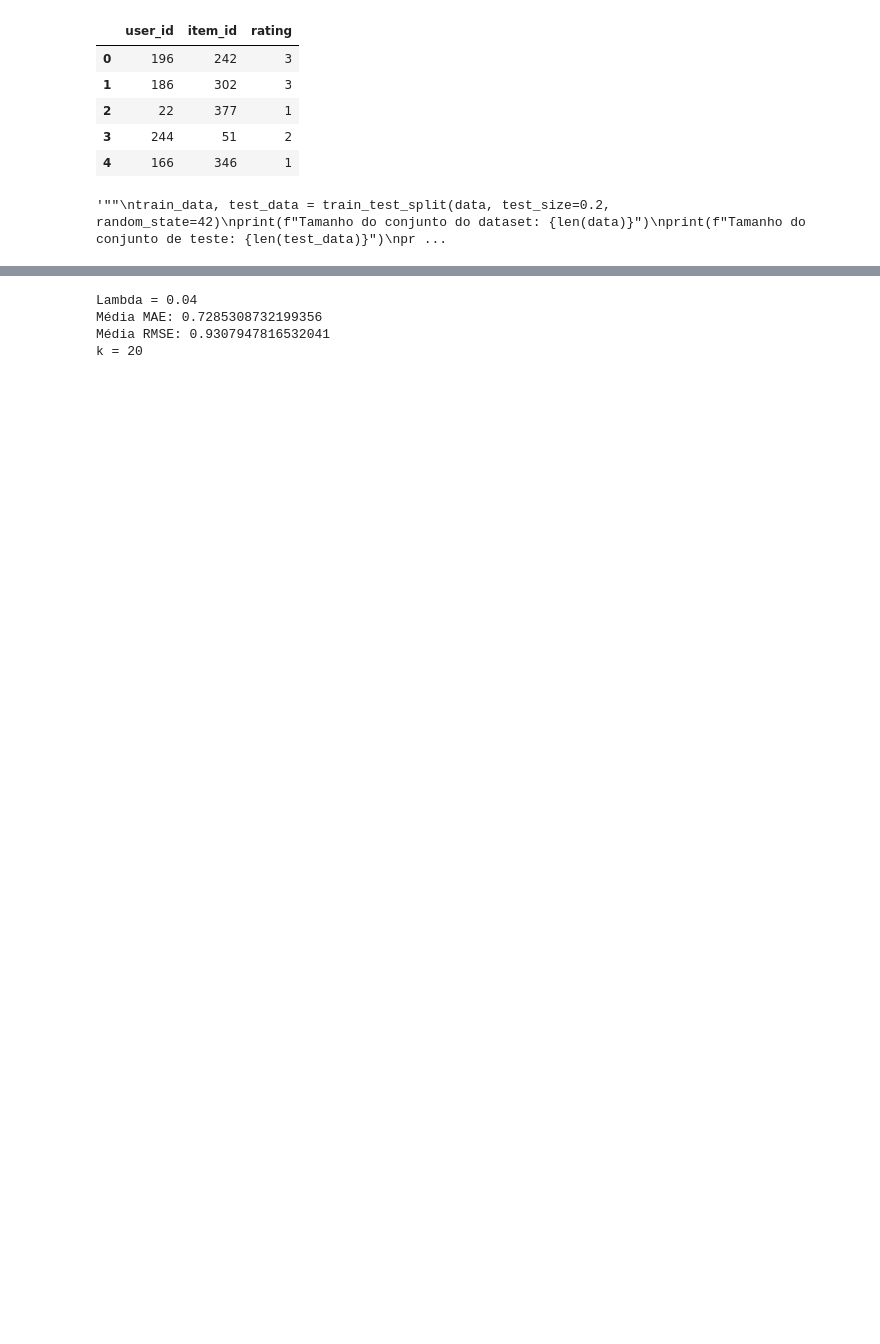
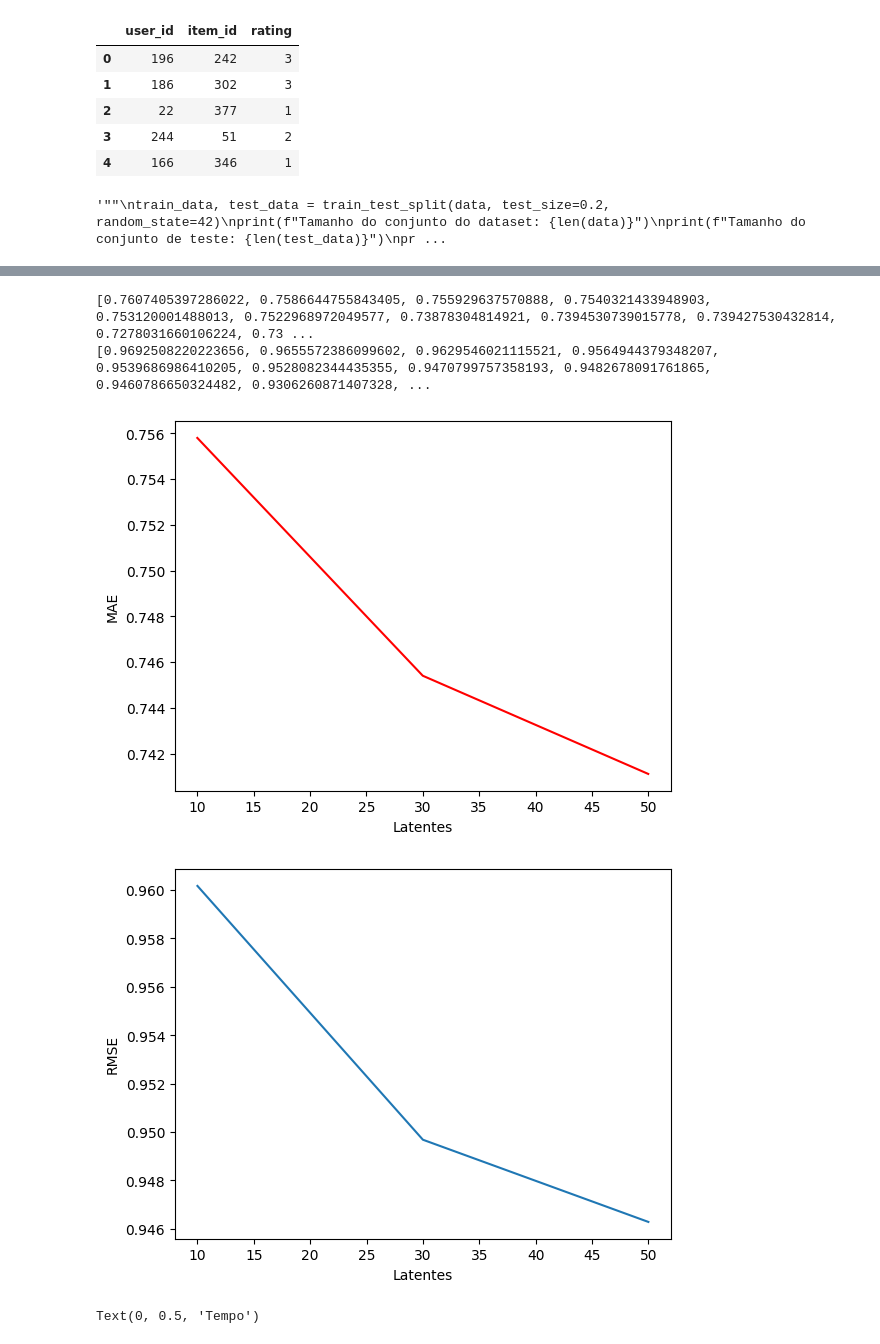
Before and after one commit to CarlosAlves3031/Trabalho-Recsys, a Jupyter notebook: ModelBased2.ipynb, the cells around one changed output, grey strips where cells are left out. Drawn from its saved outputs; the diff is of its cells as text; code cells hidden in the pictures; blank space fills up the shorter version.

```diff
--- a/ModelBased2.ipynb
+++ b/ModelBased2.ipynb
@@ -151,30 +161,23 @@ Média RMSE: 0.9391842727025145
-# %%
-num = 20
-kf = KFold(n_splits=num)
-mae_scores = []
-rmse_scores = []
-refmae = []
-refrmse = []
-insane = []
-for train_index, test_index in kf.split(data):
-    train_data = data.iloc[train_index]
-    test_data = data.iloc[test_index]
-    svd = MatrizSVD(train_data, data['user_id'].nunique(), data['item_id'].nunique(),0.01)
-    svd.treinar_avaliacoes()
-    svd.ler_teste(test_data)
-    mae = svd.calcular_mae(svd.avaliacoes_teste)
-    rmse = svd.calcular_rmse(svd.avaliacoes_teste)
-    mae_scores.append(mae)
-    rmse_scores.append(rmse)
-print ("Lambda =", i)
-print("Média MAE:", np.mean(mae_scores))
-print("Média RMSE:", np.mean(rmse_scores))
-refmae.append(np.mean(mae_scores))
-refrmse.append(np.mean(rmse_scores))
-insane.append(i)
-print("k =",num)
-# %% [output]
-Lambda = 0.04
-Média MAE: 0.7285308732199356
-Média RMSE: 0.9307947816532041
-k = 20
+# %%
+print(mae_scores)
+print(rmse_scores)
+tempos = [36.57132660003845
+,  141.95781589997932
+,  323.6718945999164]
+plt.plot(latentes, totmae_scores, label='MAE', color = 'red')
+plt.xlabel('Latentes')
+plt.ylabel('MAE')
+plt.show()
+plt.plot(latentes, totrmse_scores, label='RMSE')
+plt.xlabel('Latentes')
+plt.ylabel('RMSE')
+plt.show()
+plt.plot(latentes, tempos, label='Tempo', color = 'green')
+plt.xlabel('Latentes')
+plt.ylabel('Tempo')
+# %% [output]
+[0.7607405397286022, 0.7586644755843405, 0.755929637570888, 0.7540321433948903, 0.753120001488013, 0.7522968972049577, 0.73878304814921, 0.7394530739015778, 0.739427530432814, 0.7278031660106224, 0.73 ...
+[0.9692508220223656, 0.9655572386099602, 0.9629546021115521, 0.9564944379348207, 0.9539686986410205, 0.9528082344435355, 0.9470799757358193, 0.9482678091761865, 0.9460786650324482, 0.9306260871407328, ...
+[figure, added]
+[figure, added]
+Text(0, 0.5, 'Tempo')
```
Also changed, not shown: parts of 3 cells of this notebook, 7 other files.
